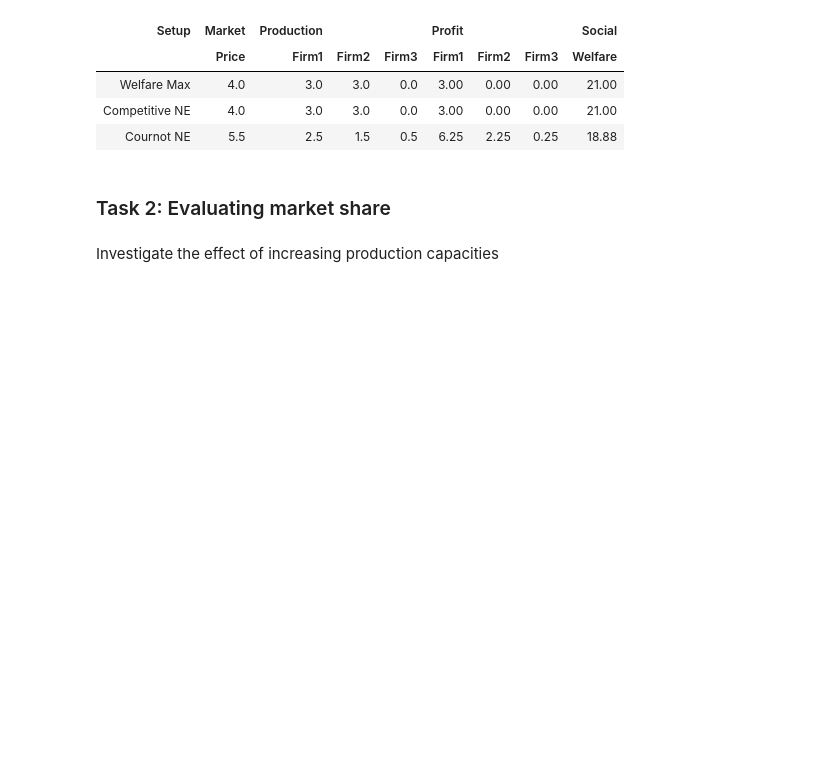
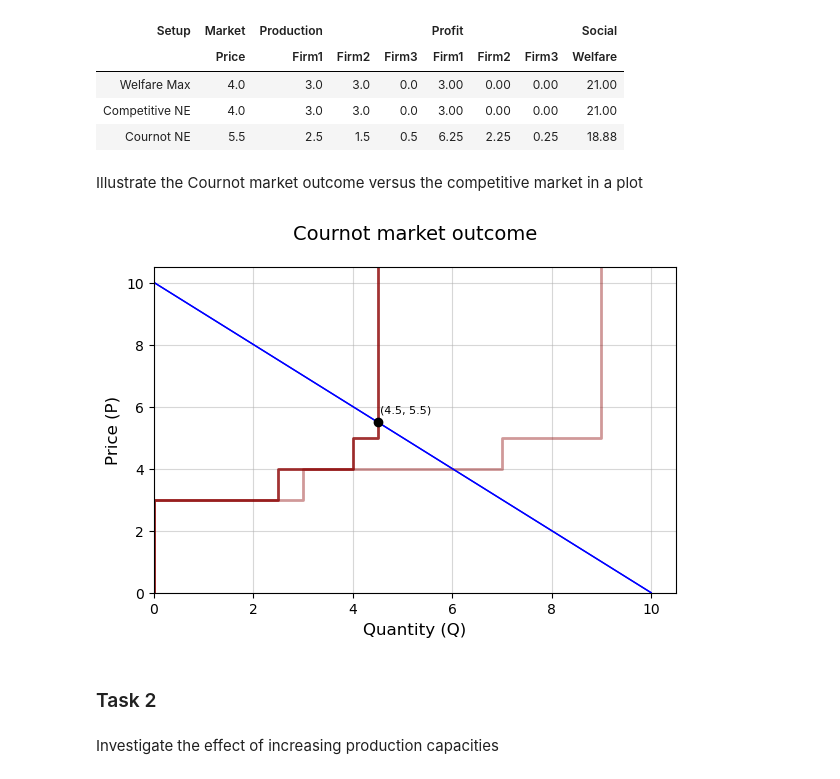
Before and after one commit to helmihankimaa/PB_equilibrium_course, a Jupyter notebook: Module_3.ipynb, the cells around one changed output. Drawn from its saved outputs; the diff is of its cells as text; code cells hidden in the pictures; blank space fills up the shorter version.

Commit message:
Module 3 complete draft, except task 2 for exercise 3.4

```diff
--- a/Module_3.ipynb
+++ b/Module_3.ipynb
@@ -518,8 +570,23 @@ show(results_table)
 | Welfare Max | 4.0 | 3.0 | 3.0 | 0.0 | 3.00 | 0.00 | 0.00 | 21.00 |
 | Competitive NE | 4.0 | 3.0 | 3.0 | 0.0 | 3.00 | 0.00 | 0.00 | 21.00 |
 | Cournot NE | 5.5 | 2.5 | 1.5 | 0.5 | 6.25 | 2.25 | 0.25 | 18.88 |
+# %% [markdown]
+Illustrate the Cournot market outcome versus the competitive market in a plot
+# %%
+# Find optimal production quantities
+q = optimal_production(cournot_model)
+
+# Plot competitive supply curve
+fig, ax = supply_demand_plot(c1, c2, c3, X1_max, X2_max, X3_max, firm_labels=False, alpha= 0.4)
+
+# Plot Cournot supply curve
+supply_demand_plot(c1, c2, c3, q[0], q[1], q[2], firm_labels=False, title = 'Cournot market outcome',
+                   equilibrium_point=True, Q = sum(q), P=market_price(cournot_model),
+                   ax= ax, create_figure=False);
+# %% [output]
+[figure, added]
 # %% [markdown]
-### Task 2: Evaluating market share
+### Task 2
 # %% [markdown]
 Investigate the effect of increasing production capacities
 # %%
```
Also changed, not shown: parts of 52 cells of this notebook.
